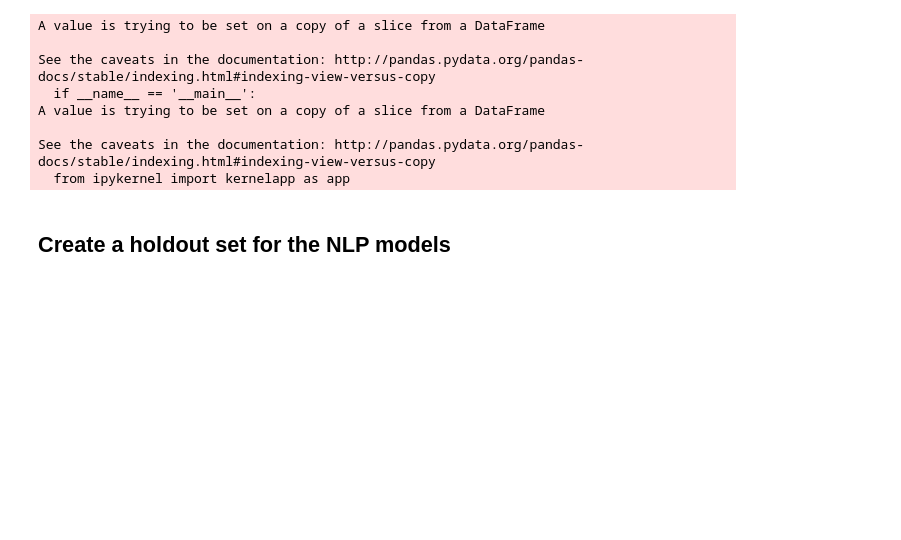
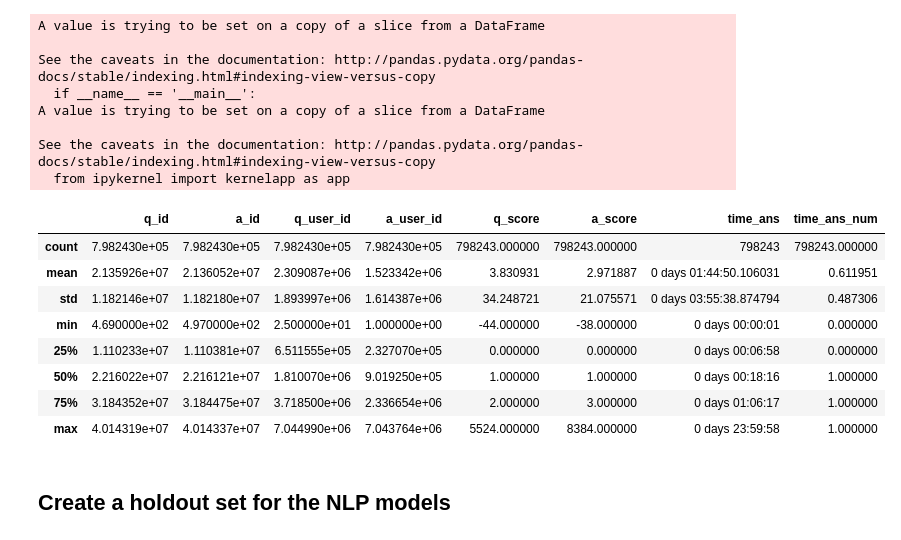
Before and after one commit to plim0793/classifying_stackoverflow_questions, a Jupyter notebook: classification/mcnulty_lim_paul_classification.ipynb, the cells around one changed output. Cells and saved outputs as stored; diff of their text form; code cells hidden in the pictures; blank space fills up the shorter version.

```diff
--- a/classification/mcnulty_lim_paul_classification.ipynb
+++ b/classification/mcnulty_lim_paul_classification.ipynb
@@ -1007,6 +1007,18 @@ A value is trying to be set on a copy of a slice from a DataFrame
 
 See the caveats in the documentation: http://pandas.pydata.org/pandas-docs/stable/indexing.html#indexing-view-versus-copy
   from ipykernel import kernelapp as app
+# %%
+df_nlp.describe()
+# %% [output]
+|  | q_id | a_id | q_user_id | a_user_id | q_score | a_score | time_ans | time_ans_num |
+| count | 7.982430e+05 | 7.982430e+05 | 7.982430e+05 | 7.982430e+05 | 798243.000000 | 798243.000000 | 798243 | 798243.000000 |
+| mean | 2.135926e+07 | 2.136052e+07 | 2.309087e+06 | 1.523342e+06 | 3.830931 | 2.971887 | 0 days 01:44:50.106031 | 0.611951 |
+| std | 1.182146e+07 | 1.182180e+07 | 1.893997e+06 | 1.614387e+06 | 34.248721 | 21.075571 | 0 days 03:55:38.874794 | 0.487306 |
+| min | 4.690000e+02 | 4.970000e+02 | 2.500000e+01 | 1.000000e+00 | -44.000000 | -38.000000 | 0 days 00:00:01 | 0.000000 |
+| 25% | 1.110233e+07 | 1.110381e+07 | 6.511555e+05 | 2.327070e+05 | 0.000000 | 0.000000 | 0 days 00:06:58 | 0.000000 |
+| 50% | 2.216022e+07 | 2.216121e+07 | 1.810070e+06 | 9.019250e+05 | 1.000000 | 1.000000 | 0 days 00:18:16 | 1.000000 |
+| 75% | 3.184352e+07 | 3.184475e+07 | 3.718500e+06 | 2.336654e+06 | 2.000000 | 3.000000 | 0 days 01:06:17 | 1.000000 |
+| max | 4.014319e+07 | 4.014337e+07 | 7.044990e+06 | 7.043764e+06 | 5524.000000 | 8384.000000 | 0 days 23:59:58 | 1.000000 |
 # %% [markdown]
 ## Create a holdout set for the NLP models
 # %%
```
Also changed, not shown: parts of 6 cells of this notebook, 1 other file.
